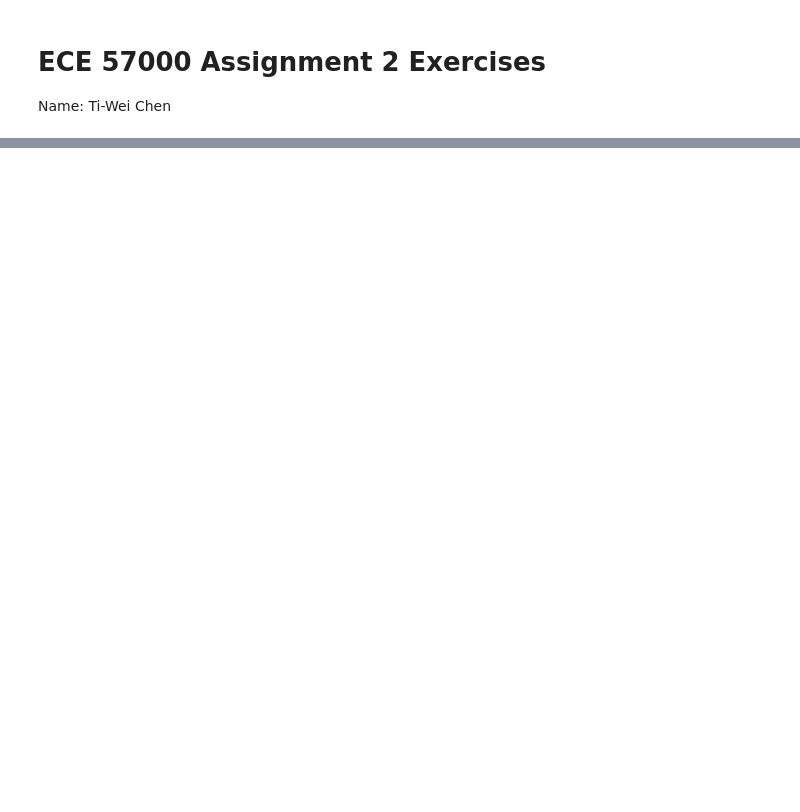
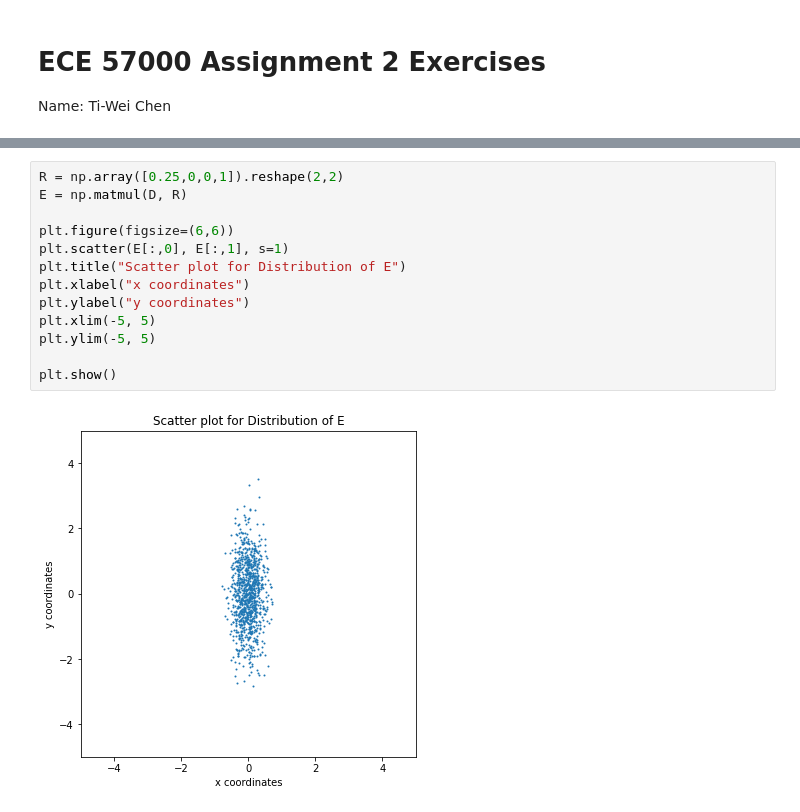
Before and after one commit to d-cen/Artificial-Intelligence, a Jupyter notebook: assignment-2/assignment-2.ipynb, the cells around one changed output, grey strips where cells are left out. Drawn from its saved outputs; the diff is of its cells as text; blank space fills up the shorter version.

```diff
--- a/assignment-2/assignment-2.ipynb
+++ b/assignment-2/assignment-2.ipynb
@@ -186,0 +68,15 @@ The best accuracy on the testing data is 0.88125
+# %%
+R = np.array([0.25,0,0,1]).reshape(2,2)
+E = np.matmul(D, R)
+
+plt.figure(figsize=(6,6))
+plt.scatter(E[:,0], E[:,1], s=1)
+plt.title("Scatter plot for Distribution of E")
+plt.xlabel("x coordinates")
+plt.ylabel("y coordinates")
+plt.xlim(-5, 5)
+plt.ylim(-5, 5)
+
+plt.show()
+# %% [output]
+[figure, added]
```
Also changed, not shown: parts of 24 cells of this notebook.
